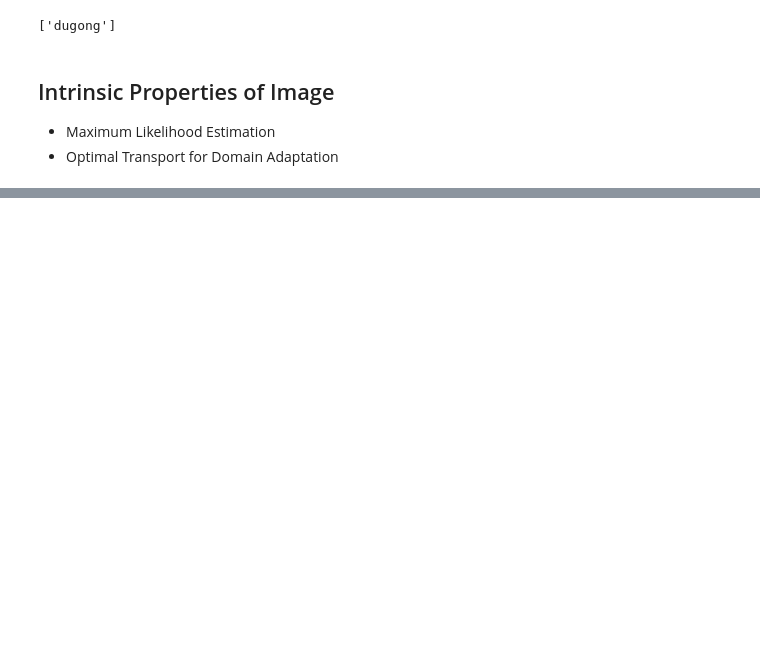
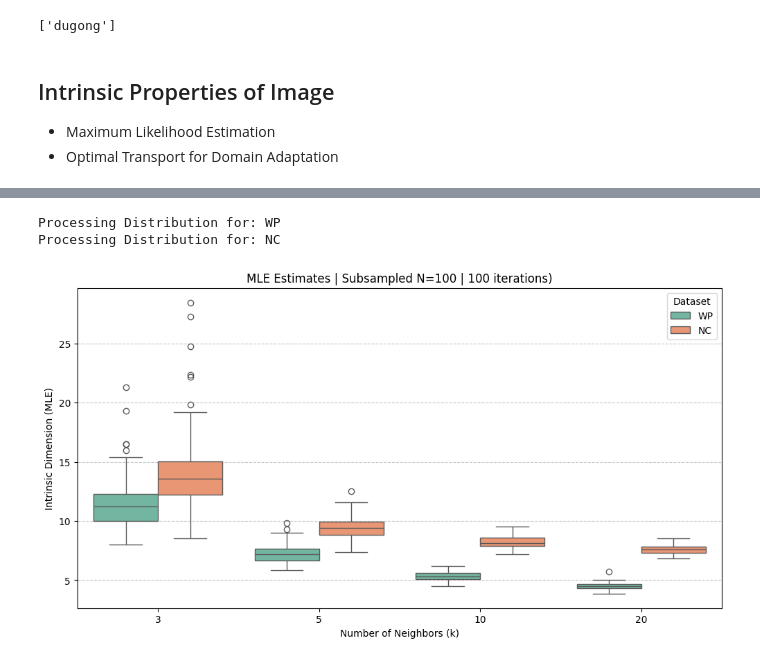
Before and after one commit to emanuel-gf/Dugongs_IRISA-MARBEC-LIRMM, a Jupyter notebook: chapter1_exploring/presentation/preset.ipynb, the cells around one changed output, grey strips where cells are left out. Drawn from its saved outputs; the diff is of its cells as text; code cells hidden in the pictures; blank space fills up the shorter version.

```diff
--- a/chapter1_exploring/presentation/preset.ipynb
+++ b/chapter1_exploring/presentation/preset.ipynb
@@ -63,0 +303,53 @@ Assumptions:
+# %%
+datasets_l ={'WP': wp_norm,
+             'NC' : nc_norm}
+n_iterations = 100
+sample_size = 100
+neighbors = [3, 5, 10, 20]
+all_results = []
+
+for name, data in datasets_l.items():
+    print(f"Processing Distribution for: {name}")
+
+    for i in range(n_iterations):
+        # randomly sample indices
+        indices = np.random.choice(data.shape[0], size=sample_size, replace=False)
+        sample = data[indices]
+
+        # MLE
+        res = calculate_MLE(dataset=sample,
+                             list_neighboors=neighbors,
+                             verbose=False)
+
+        #df
+        for k_nn, val in res.items():
+            all_results.append({
+                'Dataset': name,
+                'k_neighbors': k_nn,
+                'MLE_Value': val,
+                'Iteration': i
+            })
+
+# create df
+df_dist = pd.DataFrame(all_results)
+# %% [output]
+Processing Distribution for: WP
+Processing Distribution for: NC
+# %%
+plt.figure(figsize=(12, 6))
+
+# Boxplot shows the quartiles and outliers clearly
+sns.boxplot(data=df_dist,
+             x='k_neighbors',
+               y='MLE_Value',
+                 hue='Dataset',
+                   palette='Set2')
+
+plt.title(f'MLE Estimates | Subsampled N={sample_size} | {n_iterations} iterations)')
+plt.ylabel('Intrinsic Dimension (MLE)')
+plt.xlabel('Number of Neighbors (k)')
+plt.grid(axis='y', linestyle='--', alpha=0.7)
+
+plt.show()
+# %% [output]
+[figure, added]
```
Also changed, not shown: parts of 32 cells of this notebook, 1 other file.
